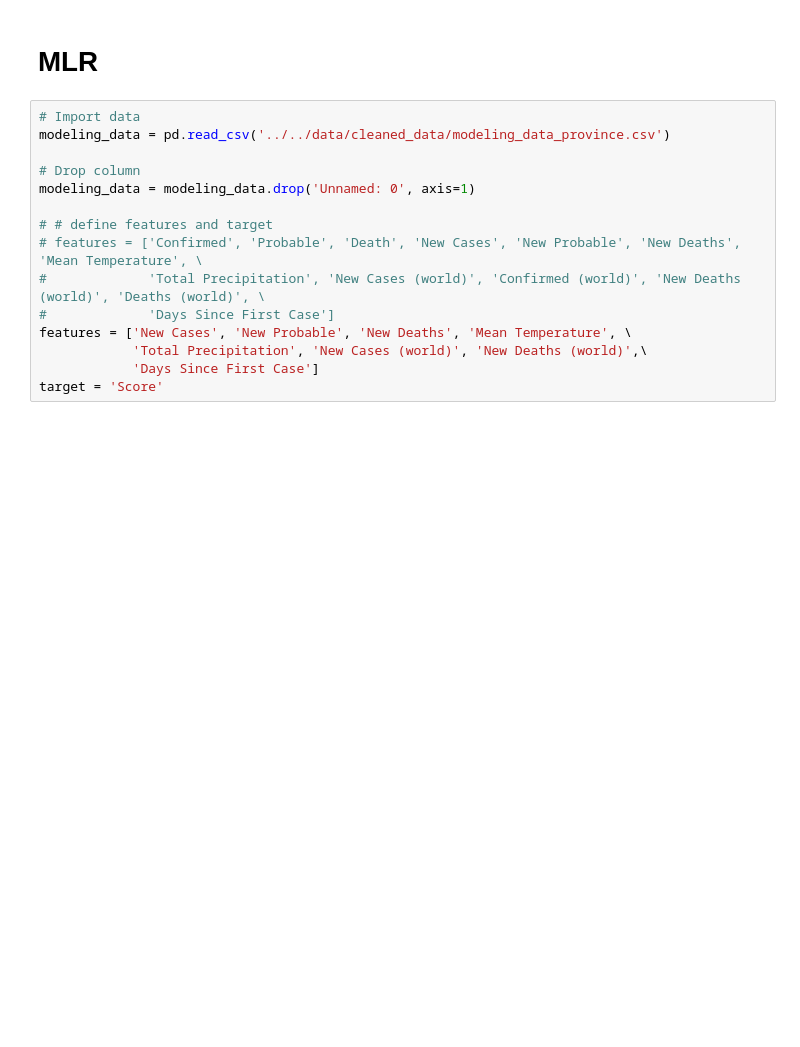
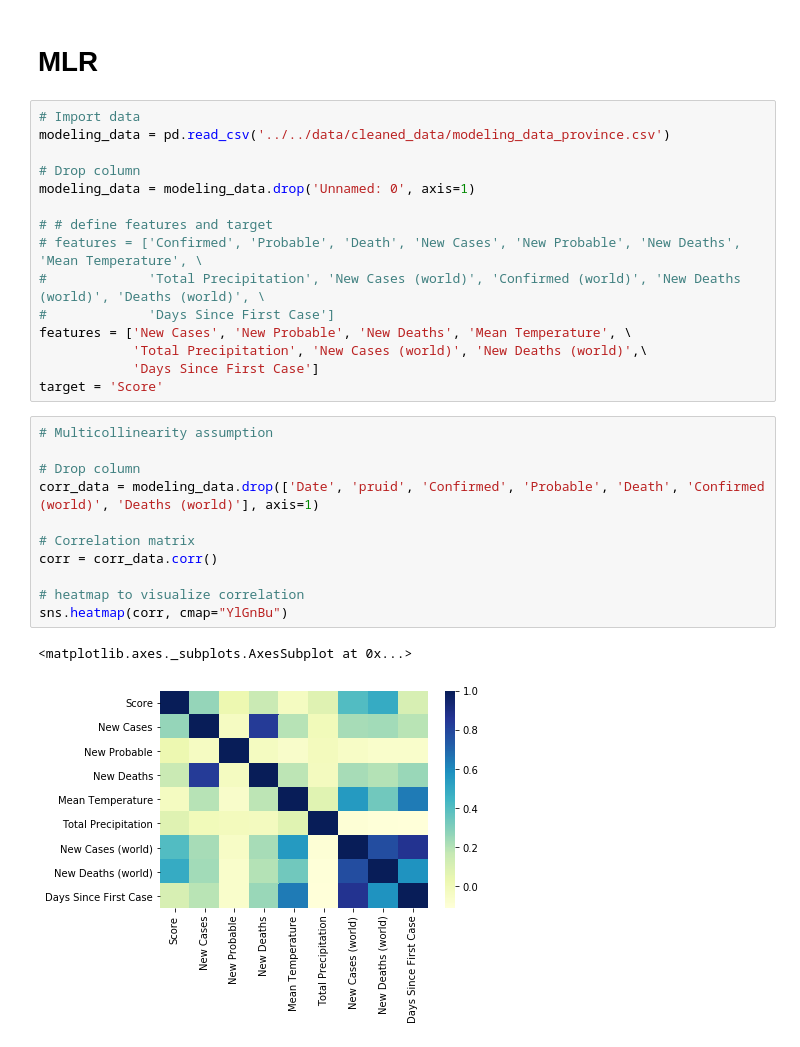
Before and after one commit to francomomo/DataFest-2020, a Jupyter notebook: scripts/Python/modeling.ipynb, the cells around one changed output. Saved outputs shown, nothing was run; the diff lists cells and outputs as text; blank space fills up the shorter version.

Commit message:
Added correlation matrix

```diff
--- a/scripts/Python/modeling.ipynb
+++ b/scripts/Python/modeling.ipynb
@@ -413,6 +413,20 @@ features = ['New Cases', 'New Probable', 'New Deaths', 'Mean Temperature', \
             'Total Precipitation', 'New Cases (world)', 'New Deaths (world)',\
             'Days Since First Case']
 target = 'Score'
+# %%
+# Multicollinearity assumption
+
+# Drop column
+corr_data = modeling_data.drop(['Date', 'pruid', 'Confirmed', 'Probable', 'Death', 'Confirmed (world)', 'Deaths (world)'], axis=1)
+
+# Correlation matrix
+corr = corr_data.corr()
+
+# heatmap to visualize correlation
+sns.heatmap(corr, cmap="YlGnBu")
+# %% [output]
+<matplotlib.axes._subplots.AxesSubplot at 0x...>
+[figure, added]
 # %%
 X_mlr = modeling_data[features]
 y_mlr = modeling_data[target]
```
Also changed, not shown: parts of 1 cell of this notebook.
